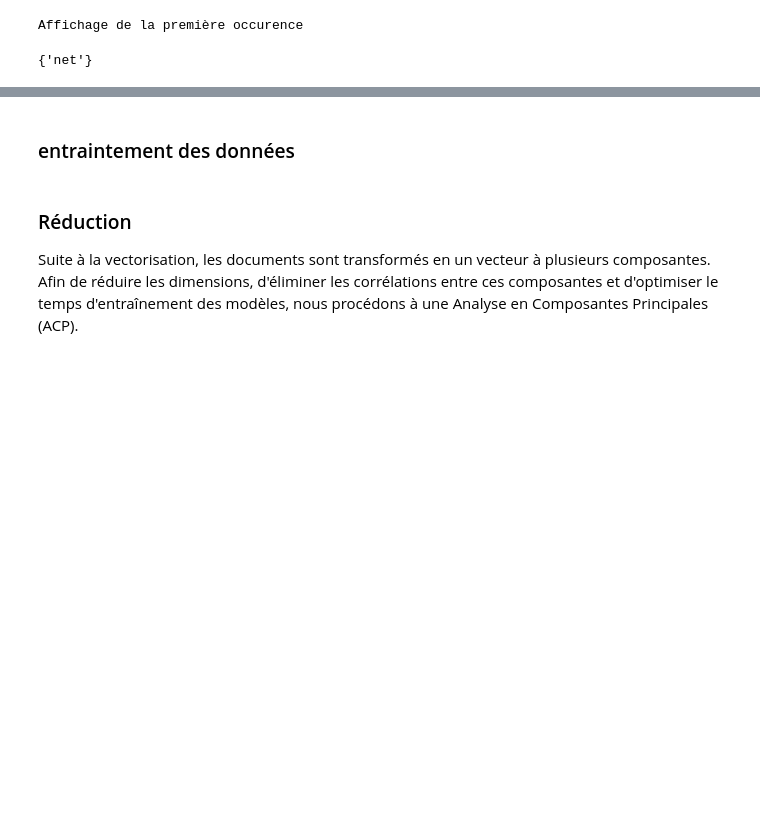
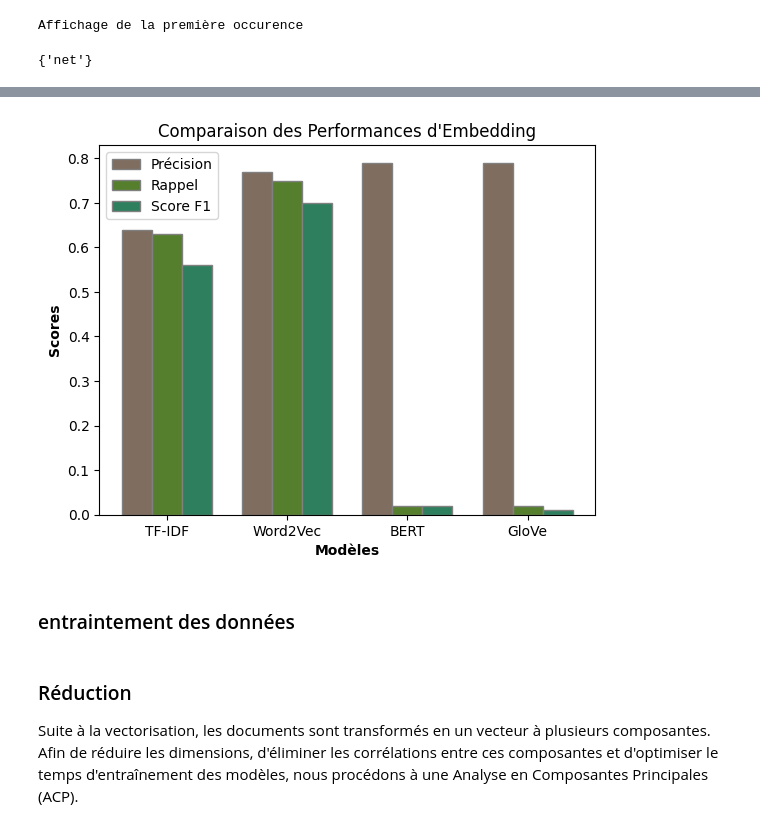
Before and after one commit to kaneda59/Automatic_categorise_issues, a Jupyter notebook: Deprez_Fabrice_2_notebook_test.ipynb, the cells around one changed output, grey strips where cells are left out. Cells and saved outputs as stored; diff of their text form; code cells hidden in the pictures; blank space fills up the shorter version.

```diff
--- a/Deprez_Fabrice_2_notebook_test.ipynb
+++ b/Deprez_Fabrice_2_notebook_test.ipynb
@@ -852,3 +1104,38 @@ Affichage de la première occurence
+# %%
+import matplotlib.pyplot as plt
+import numpy as np
+
+# Données
+modèles = ['TF-IDF', 'Word2Vec', 'BERT', 'GloVe']
+précision = [0.64, 0.77, 0.79, 0.79]
+rappel = [0.63, 0.75, 0.02, 0.02]
+score_f1 = [0.56, 0.70, 0.02, 0.01]
+
+barWidth = 0.25
+
+# Positions des bars sur l'axe des x
+r1 = np.arange(len(précision))
+r2 = [x + barWidth for x in r1]
+r3 = [x + barWidth for x in r2]
+
+# Création des bars
+plt.bar(r1, précision, color='#7f6d5f', width=barWidth, edgecolor='grey', label='Précision')
+plt.bar(r2, rappel, color='#557f2d', width=barWidth, edgecolor='grey', label='Rappel')
+plt.bar(r3, score_f1, color='#2d7f5e', width=barWidth, edgecolor='grey', label='Score F1')
+
+# Titre & Sous-titre
+plt.title('Comparaison des Performances d\'Embedding')
+plt.xlabel('Modèles', fontweight='bold')
+plt.ylabel('Scores', fontweight='bold')
+
+# Ajout des noms des modèles
+plt.xticks([r + barWidth for r in range(len(précision))], modèles)
+
+# Création de la légende & Affichage du graphique
+plt.legend()
+plt.show()
+# %% [output]
+[figure, added]
 # %% [markdown]
 ### entraintement des données
 # %%
```
Also changed, not shown: parts of 65 cells of this notebook, 16 other files.
